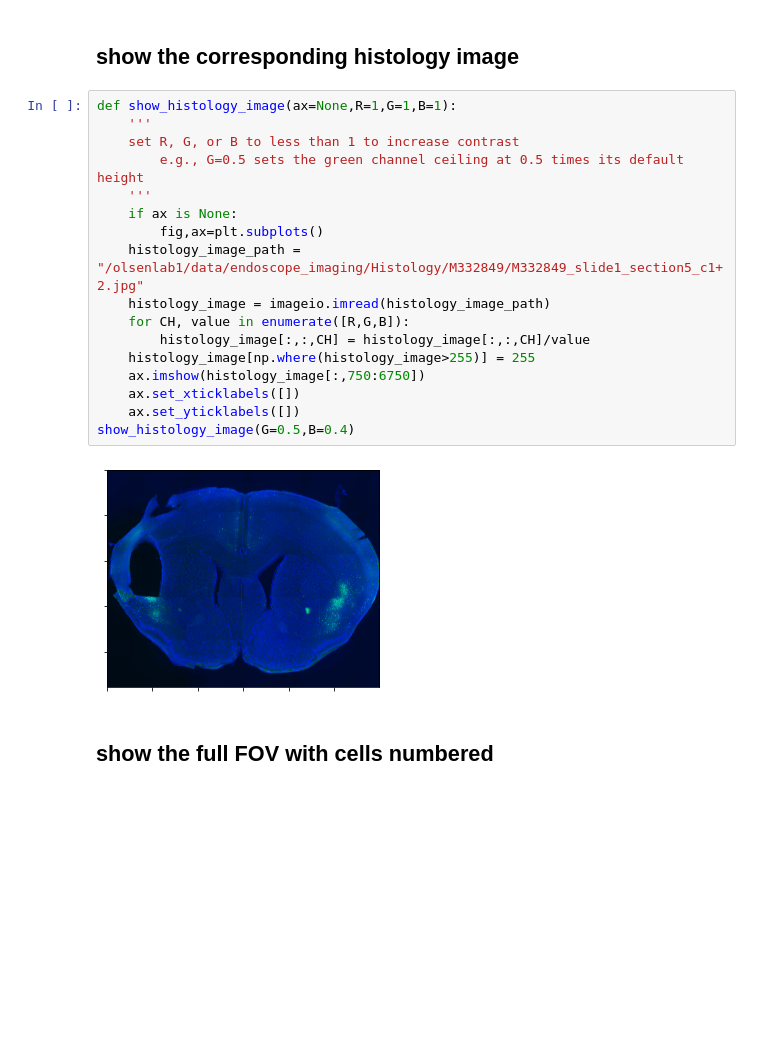
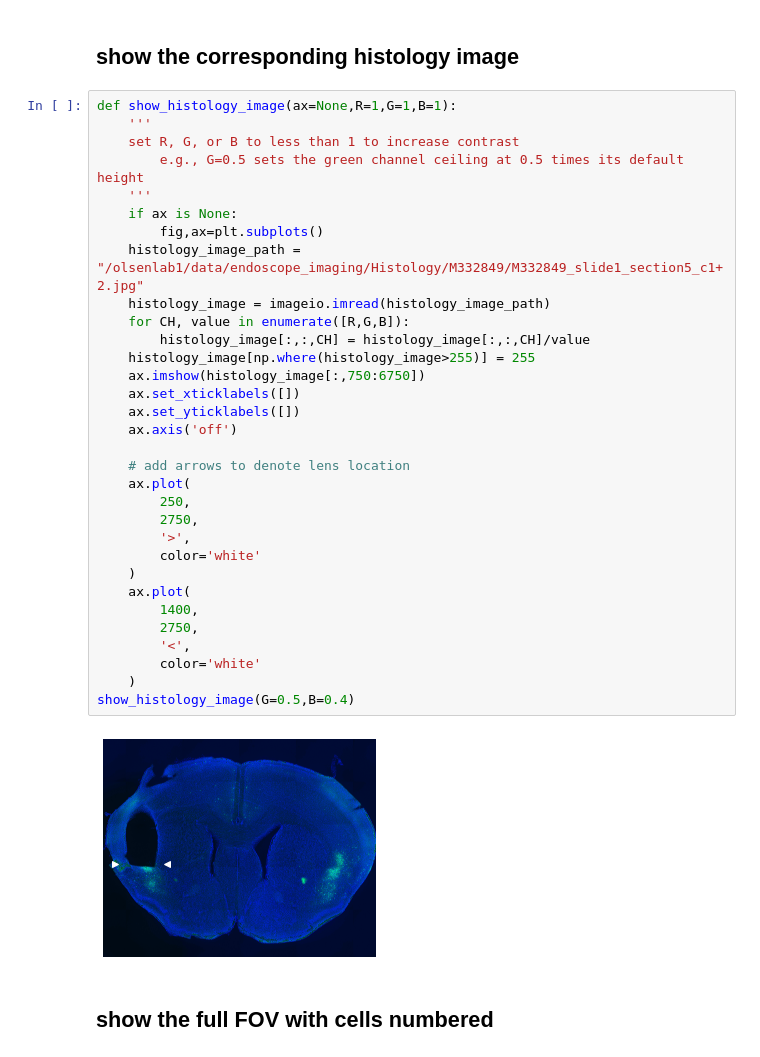
Before and after one commit to AllenInstitute/claustrum_imaging_manuscript, a Jupyter notebook: figure_1/figure_1.ipynb, the cells around one changed output. Drawn from its saved outputs; the diff is of its cells as text; blank space fills up the shorter version.

Commit message:
add lens location arrows to figure 1

```diff
--- a/figure_1/figure_1.ipynb
+++ b/figure_1/figure_1.ipynb
@@ -74,22 +74,37 @@ show_atlas_image(aspect='both')
 # %%
 def show_histology_image(ax=None,R=1,G=1,B=1):
     '''
     set R, G, or B to less than 1 to increase contrast
         e.g., G=0.5 sets the green channel ceiling at 0.5 times its default height
     '''
     if ax is None:
         fig,ax=plt.subplots()
     histology_image_path = "/olsenlab1/data/endoscope_imaging/Histology/M332849/M332849_slide1_section5_c1+2.jpg"
     histology_image = imageio.imread(histology_image_path)
     for CH, value in enumerate([R,G,B]):
         histology_image[:,:,CH] = histology_image[:,:,CH]/value
     histology_image[np.where(histology_image>255)] = 255
     ax.imshow(histology_image[:,750:6750])
     ax.set_xticklabels([])
     ax.set_yticklabels([])
+    ax.axis('off')
+
+    # add arrows to denote lens location
+    ax.plot(
+        250,
+        2750,
+        '>',
+        color='white'
+    )
+    ax.plot(
+        1400,
+        2750,
+        '<',
+        color='white'
+    )
 show_histology_image(G=0.5,B=0.4)
 # %% [output]
-[figure, old version]
+[figure, new version]
 # %% [markdown]
 ## show the full FOV with cells numbered
 # %%
```
Also changed, not shown: parts of 1 cell of this notebook, 2 other files.
